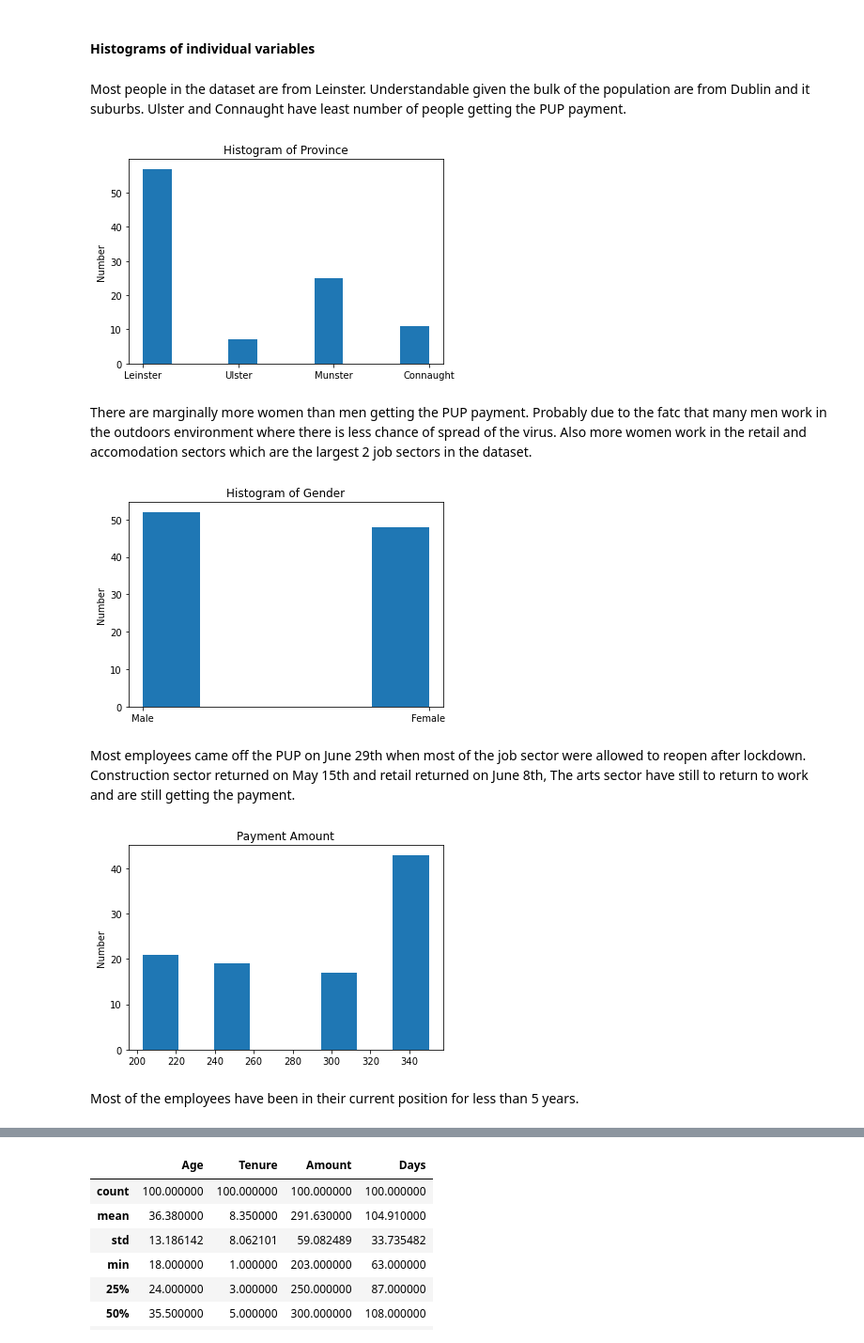
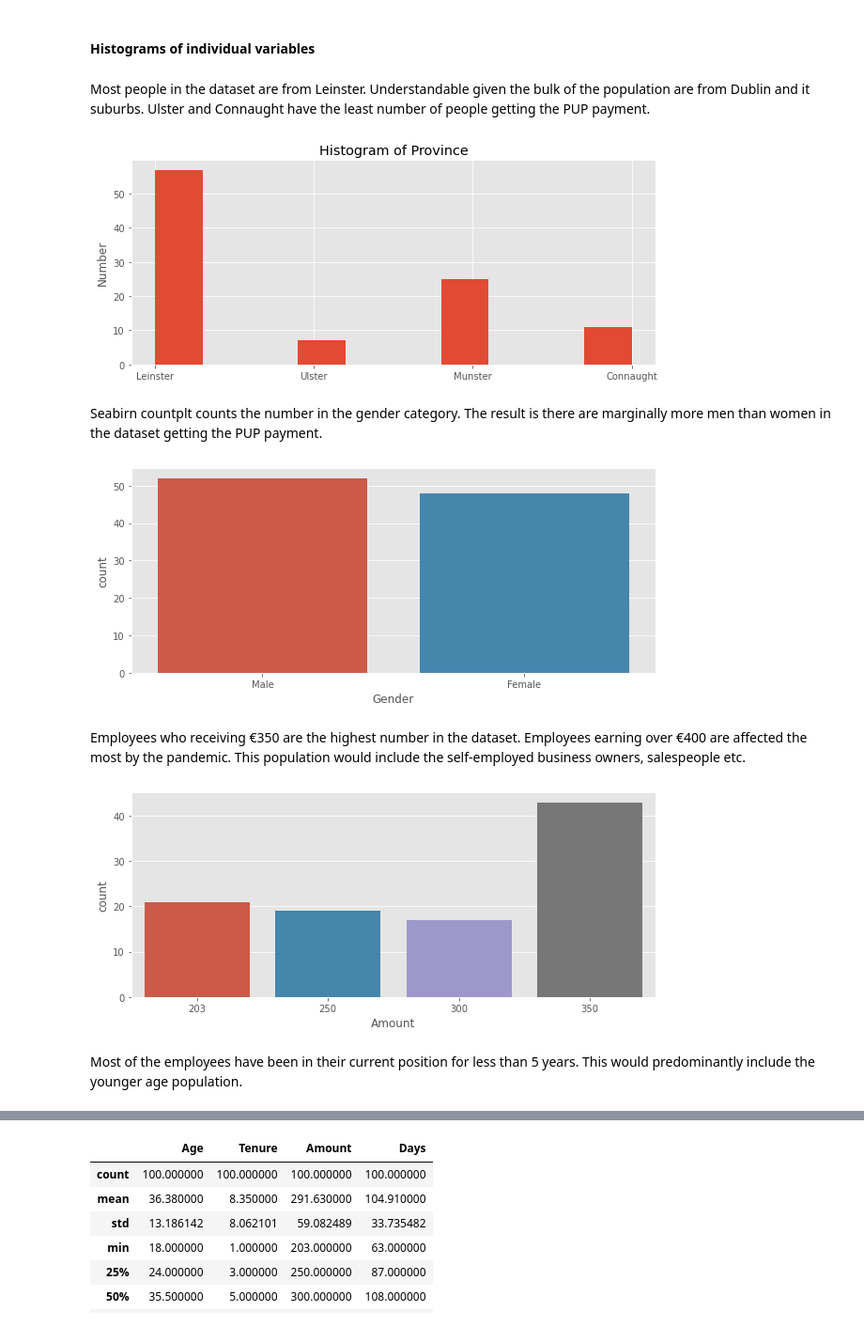
Before and after one commit to nmanley73/Project-Programming, a Jupyter notebook: Project - Programming.ipynb, the cells around one changed output, grey strips where cells are left out. Shown at 94% size. Drawn from its saved outputs; the diff is of its cells as text; code cells hidden in the pictures.

```diff
--- a/Project - Programming.ipynb
+++ b/Project - Programming.ipynb
@@ -52,40 +59,39 @@ df
 # %% [markdown]
 #### Histograms of individual variables
 # %% [markdown]
-Most people in the dataset are from Leinster. Understandable given the bulk of the population are from Dublin and it suburbs. Ulster and Connaught have least number of people getting the PUP payment.
+Most people in the dataset are from Leinster. Understandable given the bulk of the population are from Dublin and it suburbs. Ulster and Connaught have the least number of people getting the PUP payment.
 # %%
 import seaborn as sns
 import matplotlib.pyplot as plt
 
+# makes plot bigger
+plt.rcParams['figure.figsize'] = (10.0, 4.0)
+# tidier plot
+plt.style.use("ggplot")
+# plot Age and tenure to see relationship
 plt.hist(df["Province"], bins=10)
 plt.ylabel("Number")
 plt.title("Histogram of Province")
 plt.show()
 # %% [output]
-[figure, old version]
+[figure, new version]
-# %% [markdown]
-There are marginally more women than men getting the PUP payment. Probably due to the fatc that many men work in the outdoors environment where there is less chance of spread of the virus. Also more women work in the retail and accomodation sectors which are the largest 2 job sectors in the dataset.
+# %% [markdown]
+Seabirn countplt counts the number in the gender category. The result is there are marginally more men than women in the dataset getting the PUP payment.
 # %%
 import seaborn as sns
 import matplotlib.pyplot as plt
 
-plt.hist(df["Gender"], bins=5)
-plt.ylabel("Number")
-plt.title("Histogram of Gender")
-plt.show()
+sns.countplot(x ='Gender', data = df);
 # %% [output]
-[figure, old version]
+[figure, new version]
-# %% [markdown]
-Most employees came off the PUP on June 29th when most of the job sector were allowed to reopen after lockdown. Construction sector returned on May 15th and retail returned on June 8th, The arts sector have still to return to work and are still getting the payment.
+# %% [markdown]
+Employees who receiving €350 are the highest number in the dataset. Employees earning over €400 are affected the most by the pandemic. This population would include the self-employed business owners, salespeople etc.
 # %%
 import seaborn as sns
 import matplotlib.pyplot as plt
 
-plt.hist(df["Amount"], bins=8)
-plt.ylabel("Number")
-plt.title("Payment Amount")
-plt.show()
+sns.countplot(x ='Amount', data = df);
 # %% [output]
-[figure, old version]
+[figure, new version]
 # %% [markdown]
-Most of the employees have been in their current position for less than 5 years.
+Most of the employees have been in their current position for less than 5 years. This would predominantly include the younger age population.
```
Also changed, not shown: parts of 13 cells of this notebook.
